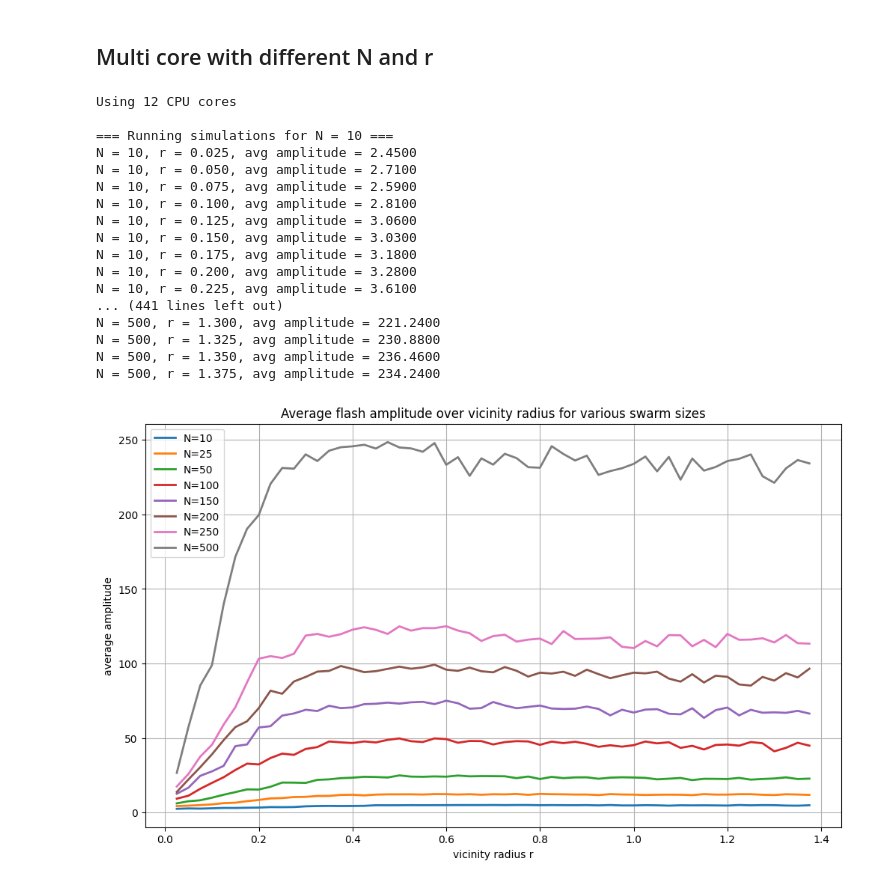
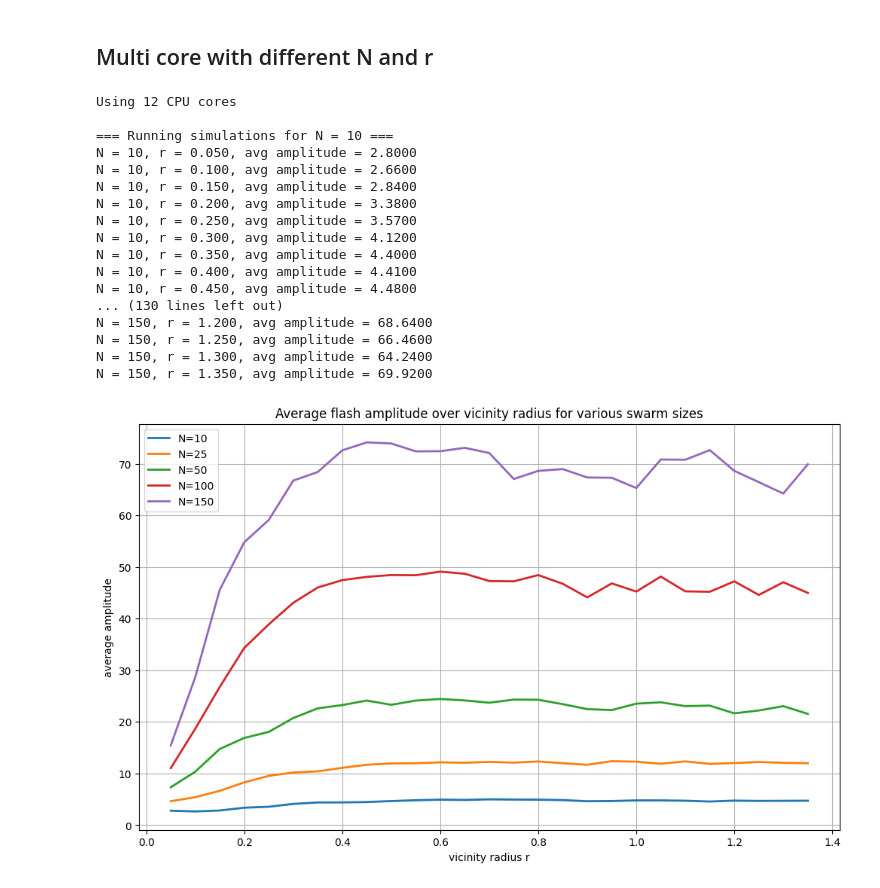
Before and after one commit to RealBenTen10/swarmy, a Jupyter notebook: Task2.ipynb, the cells around one changed output. Drawn from its saved outputs; the diff is of its cells as text; code cells hidden in the pictures.

```diff
--- a/Task2.ipynb
+++ b/Task2.ipynb
@@ -479,8 +479,8 @@ if __name__ == "__main__":
     steps = 5000
     num_runs = 50
 
-    swarm_sizes = [10, 25, 50, 100, 150, 200, 250, 500]
-    r_values = [i * 0.025 for i in range(1, int(1.4 / 0.025) + 1)]
+    swarm_sizes = [10, 25, 50, 100, 150]
+    r_values = [i * 0.05 for i in range(1, int(1.4 / 0.05) + 1)]
 
     cpu_count = mp.cpu_count()
     print(f"Using {cpu_count} CPU cores")
@@ -489,45 +489,45 @@ if __name__ == "__main__":
 
     # Loop over swarm sizes
     for N in swarm_sizes:
         print(f"\n=== Running simulations for N = {N} ===")
 
         avg_amplitudes = []
 
         for r in r_values:
             args_list = [(r, N, L, steps) for _ in range(num_runs)]
 
             with mp.Pool(cpu_count) as pool:
                 amplitudes = pool.map(run_single_sim, args_list)
 
             avg_amplitude = sum(amplitudes) / len(amplitudes)
             avg_amplitudes.append(avg_amplitude)
 
             print(f"N = {N}, r = {r:.3f}, avg amplitude = {avg_amplitude:.4f}")
 
         plt.plot(r_values, avg_amplitudes, label=f"N={N}", linewidth=2)
 
     plt.xlabel("vicinity radius r")
     plt.ylabel("average amplitude")
     plt.title("Average flash amplitude over vicinity radius for various swarm sizes")
     plt.grid(True)
     plt.legend()
     plt.show()
 # %% [output]
 Using 12 CPU cores
 
 === Running simulations for N = 10 ===
-N = 10, r = 0.025, avg amplitude = 2.4500
-N = 10, r = 0.050, avg amplitude = 2.7100
-N = 10, r = 0.075, avg amplitude = 2.5900
-N = 10, r = 0.100, avg amplitude = 2.8100
-N = 10, r = 0.125, avg amplitude = 3.0600
-N = 10, r = 0.150, avg amplitude = 3.0300
-N = 10, r = 0.175, avg amplitude = 3.1800
-N = 10, r = 0.200, avg amplitude = 3.2800
-N = 10, r = 0.225, avg amplitude = 3.6100
-... (441 lines left out)
-N = 500, r = 1.300, avg amplitude = 221.2400
-N = 500, r = 1.325, avg amplitude = 230.8800
-N = 500, r = 1.350, avg amplitude = 236.4600
-N = 500, r = 1.375, avg amplitude = 234.2400
+N = 10, r = 0.050, avg amplitude = 2.8000
+N = 10, r = 0.100, avg amplitude = 2.6600
+N = 10, r = 0.150, avg amplitude = 2.8400
+N = 10, r = 0.200, avg amplitude = 3.3800
+N = 10, r = 0.250, avg amplitude = 3.5700
+N = 10, r = 0.300, avg amplitude = 4.1200
+N = 10, r = 0.350, avg amplitude = 4.4000
+N = 10, r = 0.400, avg amplitude = 4.4100
+N = 10, r = 0.450, avg amplitude = 4.4800
+... (130 lines left out)
+N = 150, r = 1.200, avg amplitude = 68.6400
+N = 150, r = 1.250, avg amplitude = 66.4600
+N = 150, r = 1.300, avg amplitude = 64.2400
+N = 150, r = 1.350, avg amplitude = 69.9200
-[figure, old version]
+[figure, new version]
```
Also changed, not shown: 6 other files.
